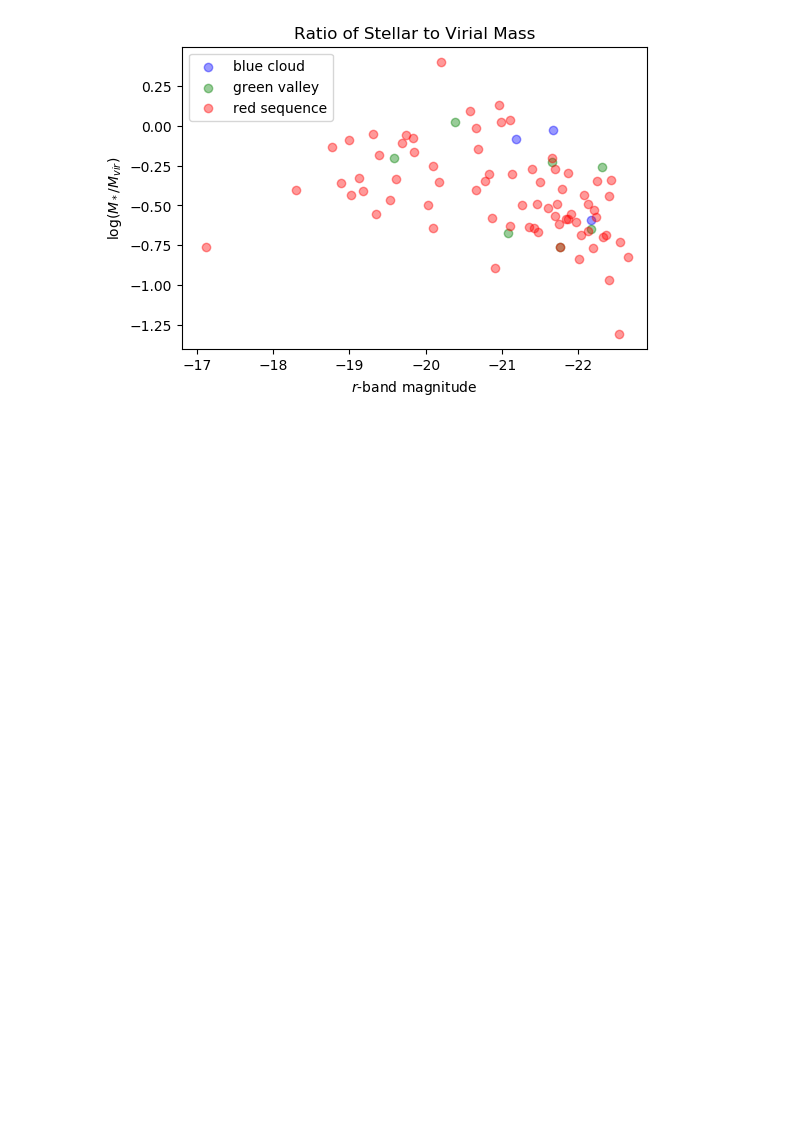
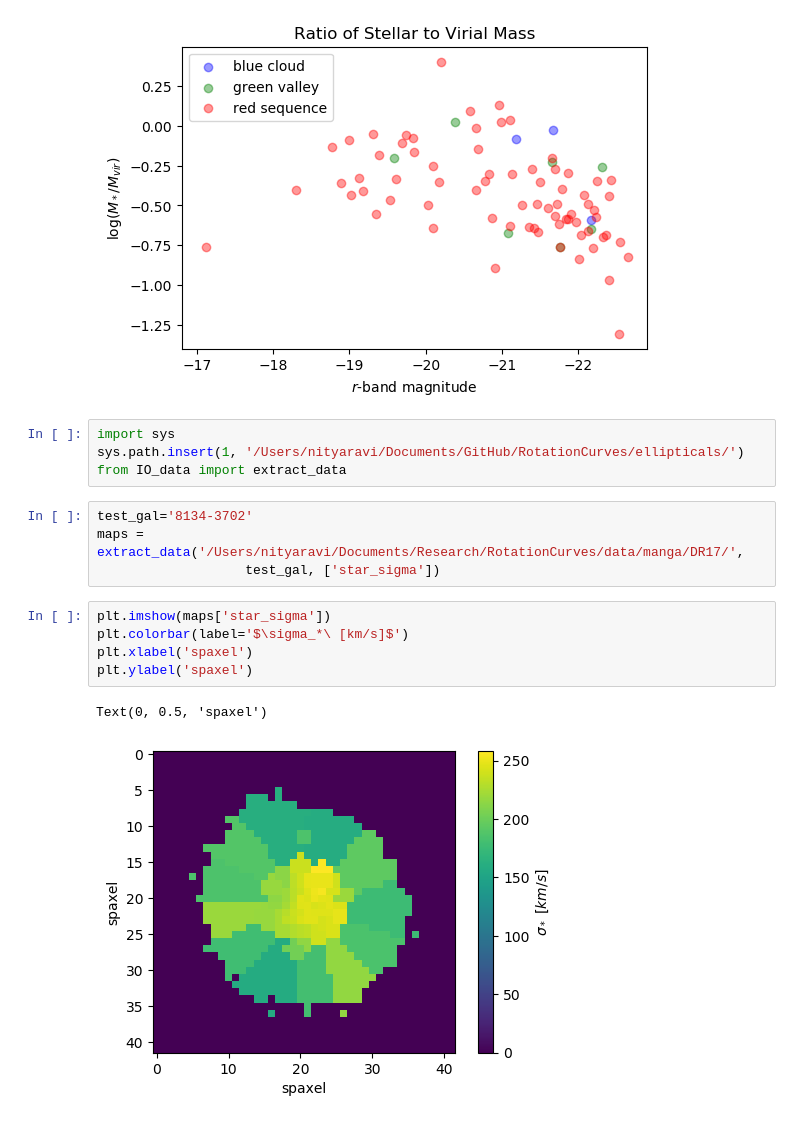
Before and after one commit to kadglass/RotationCurves, a Jupyter notebook: notebooks/elliptical_test.ipynb, the cells around one changed output. Drawn from its saved outputs; the diff is of its cells as text; blank space fills up the shorter version.

```diff
--- a/notebooks/elliptical_test.ipynb
+++ b/notebooks/elliptical_test.ipynb
@@ -85,3 +86,19 @@ plt.ylabel('$\log(M_*/M_{vir})$')
 plt.savefig(plot_dir + 'mag_mratio.png')
 # %% [output]
 [figure]
+# %%
+import sys
+sys.path.insert(1, '/Users/nityaravi/Documents/GitHub/RotationCurves/ellipticals/')
+from IO_data import extract_data
+# %%
+test_gal='8134-3702'
+maps = extract_data('/Users/nityaravi/Documents/Research/RotationCurves/data/manga/DR17/',
+                   test_gal, ['star_sigma'])
+# %%
+plt.imshow(maps['star_sigma'])
+plt.colorbar(label='$\sigma_*\ [km/s]$')
+plt.xlabel('spaxel')
+plt.ylabel('spaxel')
+# %% [output]
+Text(0, 0.5, 'spaxel')
+[figure, added]
```
Also changed, not shown: parts of 25 cells of this notebook.
